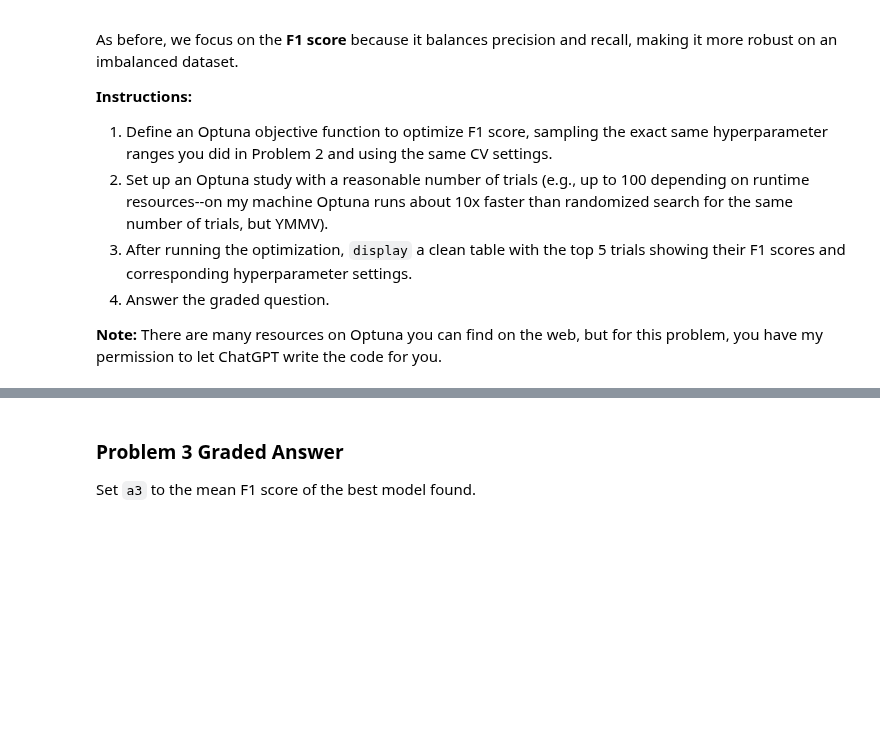
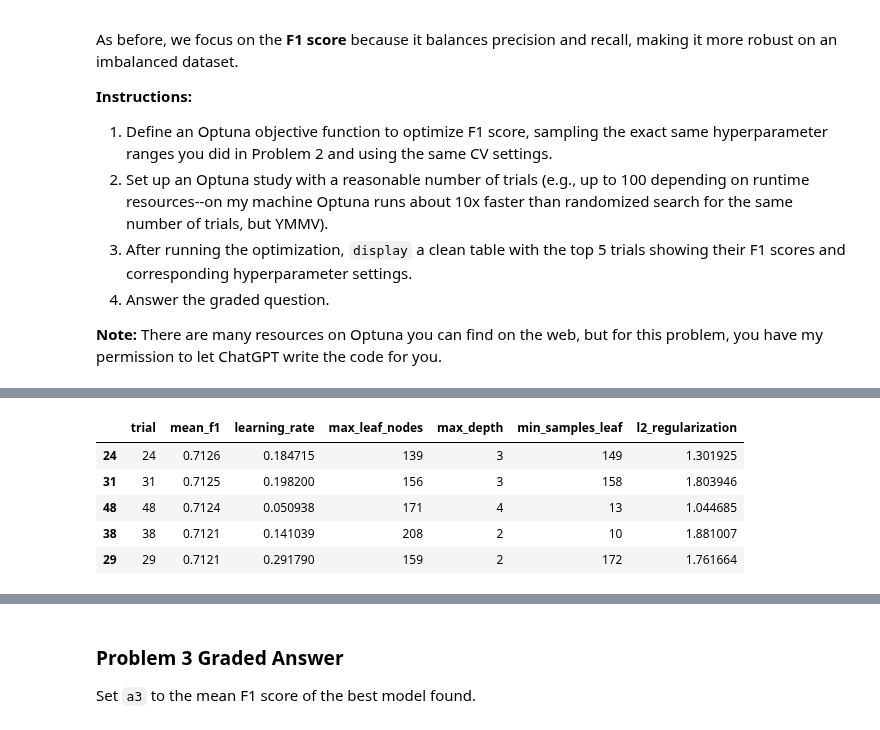
Before and after one commit to JonG-2025/Module-3-Assignments, a Jupyter notebook: Homework_08.ipynb, the cells around one changed output, grey strips where cells are left out. Cells and saved outputs as stored; diff of their text form; code cells hidden in the pictures; blank space fills up the shorter version.

```diff
--- a/Homework_08.ipynb
+++ b/Homework_08.ipynb
@@ -464,0 +515,4 @@ As before, we focus on the **F1 score** because it balances precision and recall
+# %%
+# Optuna Study
+study = optuna.create_study(direction="maximize")
+study.optimize(objective, n_trials=50, show_progress_bar=True)
@@ -464,0 +533,18 @@ As before, we focus on the **F1 score** because it balances precision and recall
+# %%
+rows = []
+for t in study.trials:
+    if t.state == optuna.trial.TrialState.COMPLETE:
+        row = {"trial": t.number, "mean_f1": t.value}
+        row.update(t.params)
+        rows.append(row)
+
+top5 = pd.DataFrame(rows).sort_values("mean_f1", ascending=False).head(5).copy()
+top5["mean_f1"] = top5["mean_f1"].round(4)
+display(top5)
+# %% [output]
+|  | trial | mean_f1 | learning_rate | max_leaf_nodes | max_depth | min_samples_leaf | l2_regularization |
+| 24 | 24 | 0.7126 | 0.184715 | 139 | 3 | 149 | 1.301925 |
+| 31 | 31 | 0.7125 | 0.198200 | 156 | 3 | 158 | 1.803946 |
+| 48 | 48 | 0.7124 | 0.050938 | 171 | 4 | 13 | 1.044685 |
+| 38 | 38 | 0.7121 | 0.141039 | 208 | 2 | 10 | 1.881007 |
+| 29 | 29 | 0.7121 | 0.291790 | 159 | 2 | 172 | 1.761664 |
```
Also changed, not shown: parts of 16 cells of this notebook.
